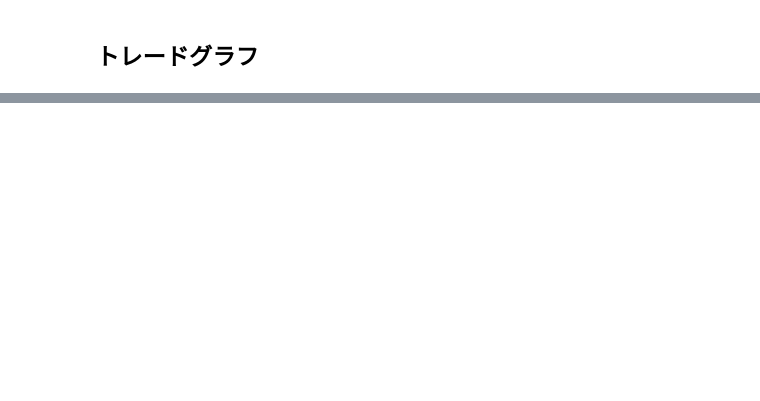
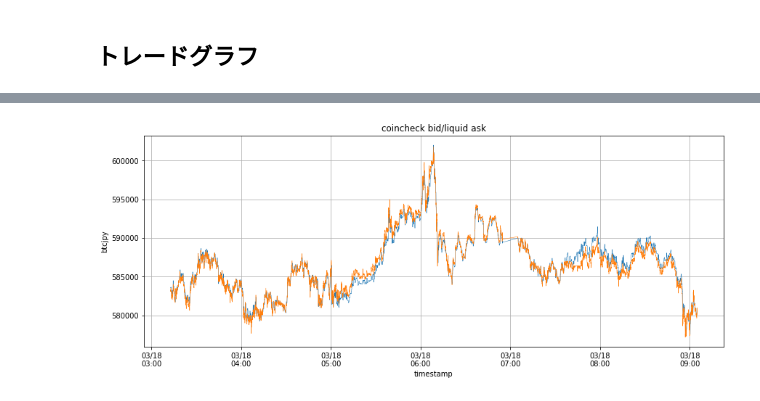
Before and after one commit to tsu-nera/bakuchi, a Jupyter notebook: reports/2003182338/trade.ipynb, the cells around one changed output, grey strips where cells are left out. Cells and saved outputs as stored; diff of their text form; code cells hidden in the pictures; blank space fills up the shorter version.

```diff
--- a/reports/2003182338/trade.ipynb
+++ b/reports/2003182338/trade.ipynb
@@ -62,0 +111,4 @@ ta.display()
+# %%
+fig2
+# %% [output]
+[figure, added]
```
Also changed, not shown: parts of 17 cells of this notebook, 4 other files.
